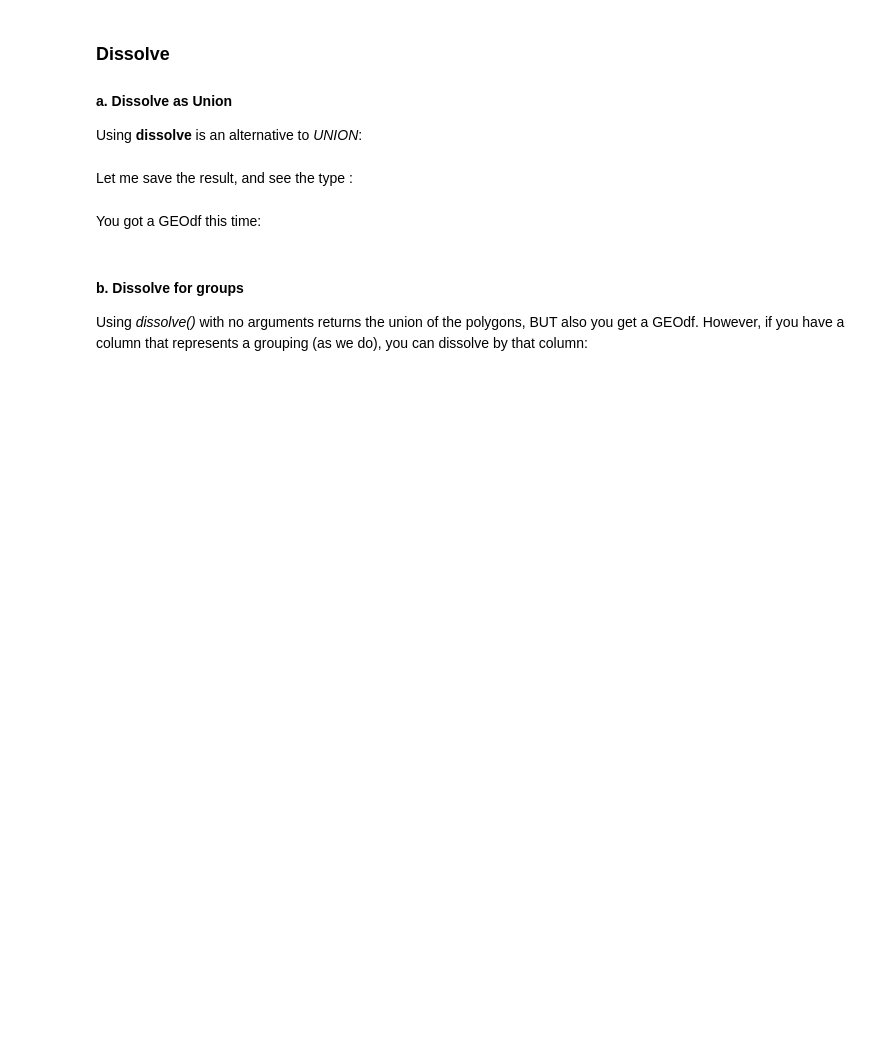
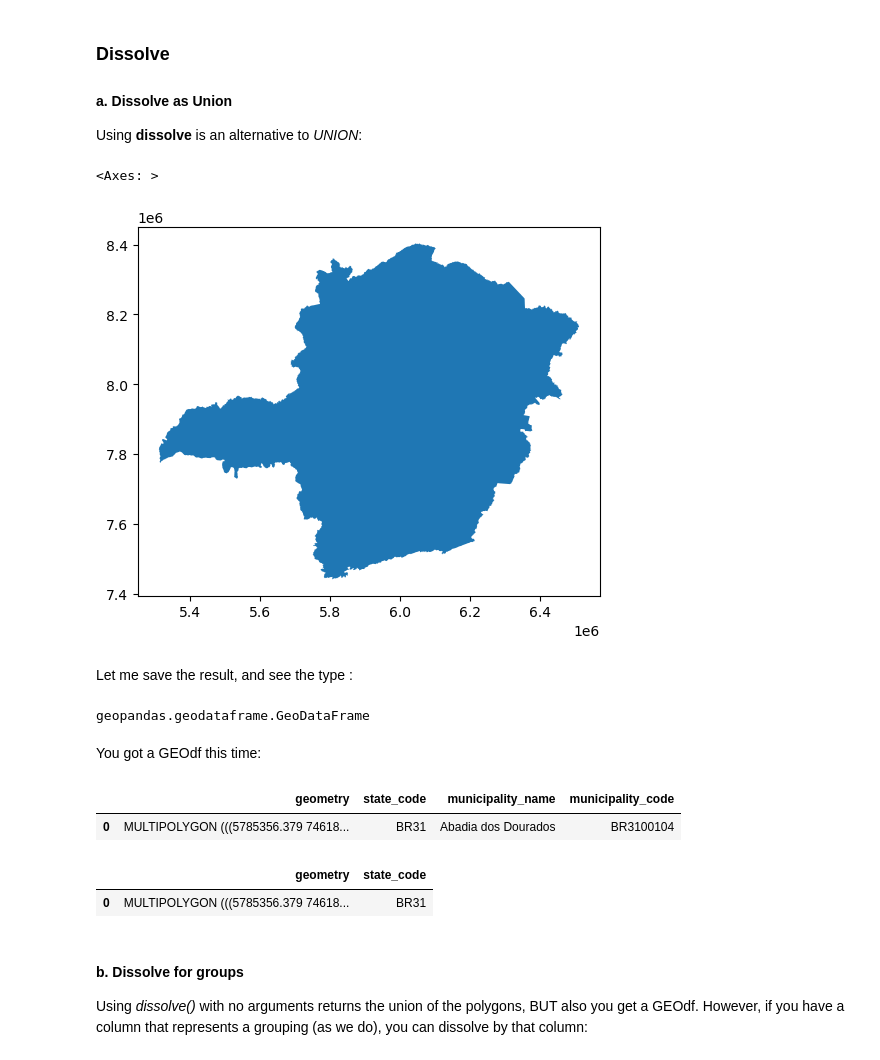
Before and after one commit to CienciaDeDatosEspacial/Operations-onGeoDF, a Jupyter notebook: index.ipynb, the cells around one changed output. Drawn from its saved outputs; the diff is of its cells as text; code cells hidden in the pictures; blank space fills up the shorter version.

```diff
--- a/index.ipynb
+++ b/index.ipynb
@@ -154,25 +301,36 @@ gpd.GeoDataFrame(index=[0], # one element
 #### a. Dissolve as Union
 Using  **dissolve** is an alternative to _UNION_:
 # %%
-brazil_municipalities[brazil_municipalities.ADM1_PT=='Minas Gerais'].dissolve().plot()
+brazil_municipalities[brazil_municipalities.state_code=='BR31'].dissolve().plot()
+# %% [output]
+<Axes: >
+[figure, added]
 # %% [markdown]
 Let me save the result, and see the type :
 # %%
-MinasGerais_dissolve=brazil_municipalities[brazil_municipalities.ADM1_PT=='Minas Gerais'].dissolve()
+MinasGerais_dissolved=brazil_municipalities[brazil_municipalities.state_code=='BR31'].dissolve()
 
 # we got?
-type(MinasGerais_dissolve)
+type(MinasGerais_dissolved)
+# %% [output]
+geopandas.geodataframe.GeoDataFrame
 # %% [markdown]
 You got a GEOdf this time:
 # %%
 ## see
-MinasGerais_dissolve
+MinasGerais_dissolved
+# %% [output]
+|  | geometry | state_code | municipality_name | municipality_code |
+| 0 | MULTIPOLYGON (((5785356.379 74618... | BR31 | Abadia dos Dourados | BR3100104 |
 # %%
 # keeping what is relevant
-MinasGerais_dissolve.drop(columns=['ADM2_PT','ADM2_PCODE','ET_ID'],inplace=True)
+MinasGerais_dissolved.drop(columns=['municipality_name','municipality_code'],inplace=True)
 
 # then
-MinasGerais_dissolve
+MinasGerais_dissolved
+# %% [output]
+|  | geometry | state_code |
+| 0 | MULTIPOLYGON (((5785356.379 74618... | BR31 |
 # %% [markdown]
 #### b. Dissolve for groups
 
```
Also changed, not shown: parts of 112 cells of this notebook, 2 other files.
